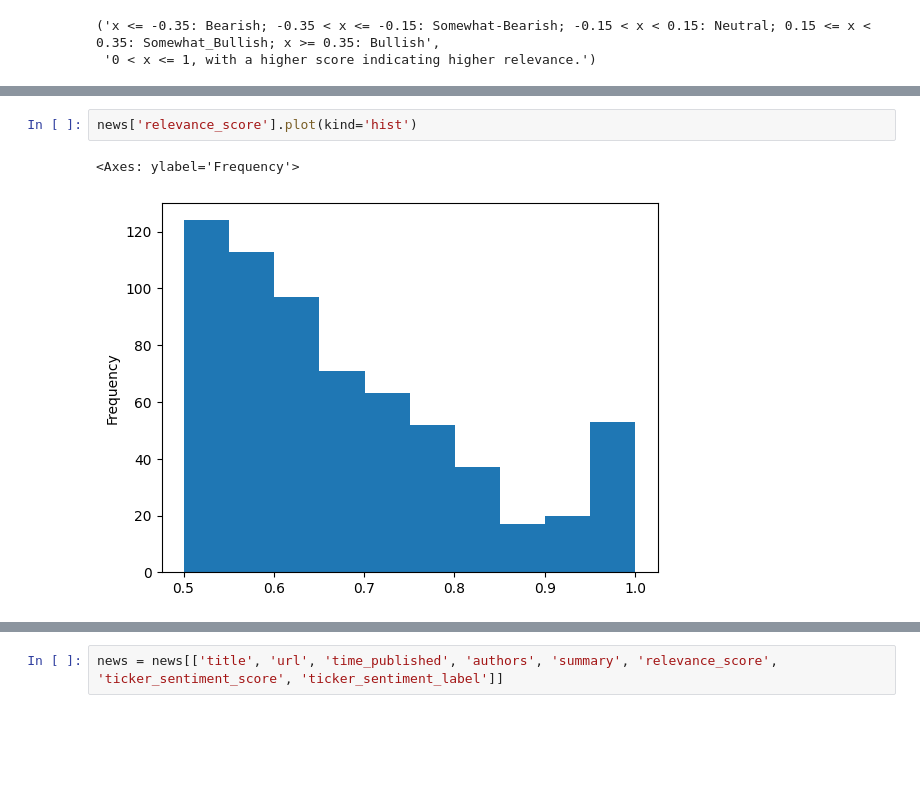
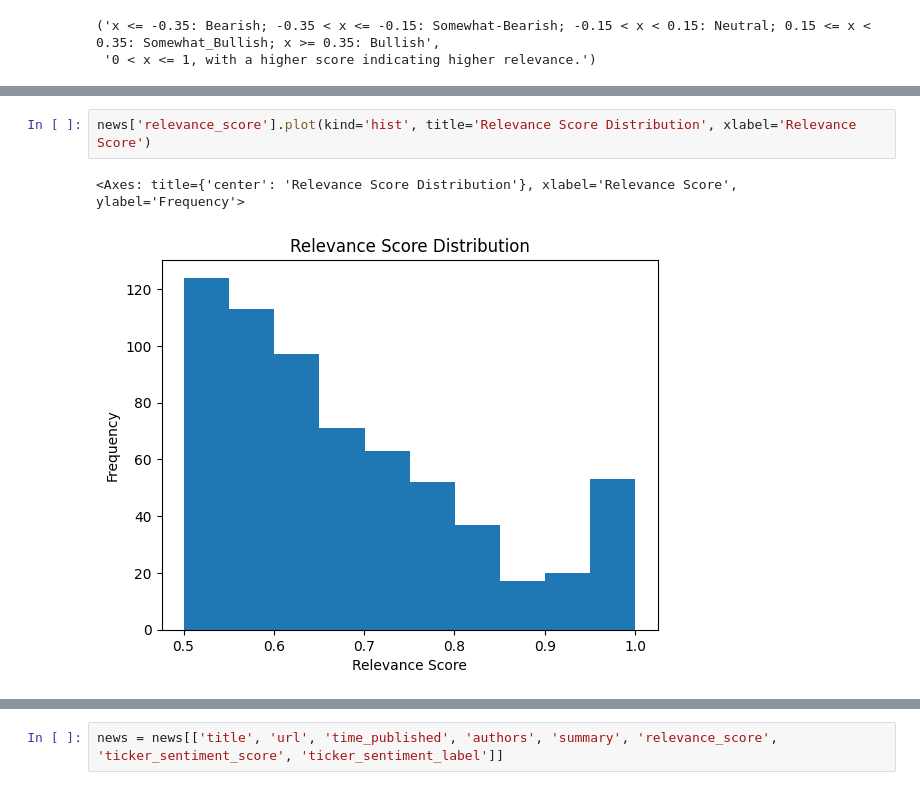
Before and after one commit to grackner/nvidia_stock_prediction, a Jupyter notebook: finance_news.ipynb, the cells around one changed output, grey strips where cells are left out. Drawn from its saved outputs; the diff is of its cells as text; blank space fills up the shorter version.

```diff
--- a/finance_news.ipynb
+++ b/finance_news.ipynb
@@ -169,6 +177,6 @@ news['ticker_sentiment_score'].plot(kind='hist')
 # %%
-news['relevance_score'].plot(kind='hist')
+news['relevance_score'].plot(kind='hist', title='Relevance Score Distribution', xlabel='Relevance Score')
 # %% [output]
-<Axes: ylabel='Frequency'>
+<Axes: title={'center': 'Relevance Score Distribution'}, xlabel='Relevance Score', ylabel='Frequency'>
-[figure, old version]
+[figure, new version]
 # %%
```
Also changed, not shown: parts of 17 cells of this notebook.
